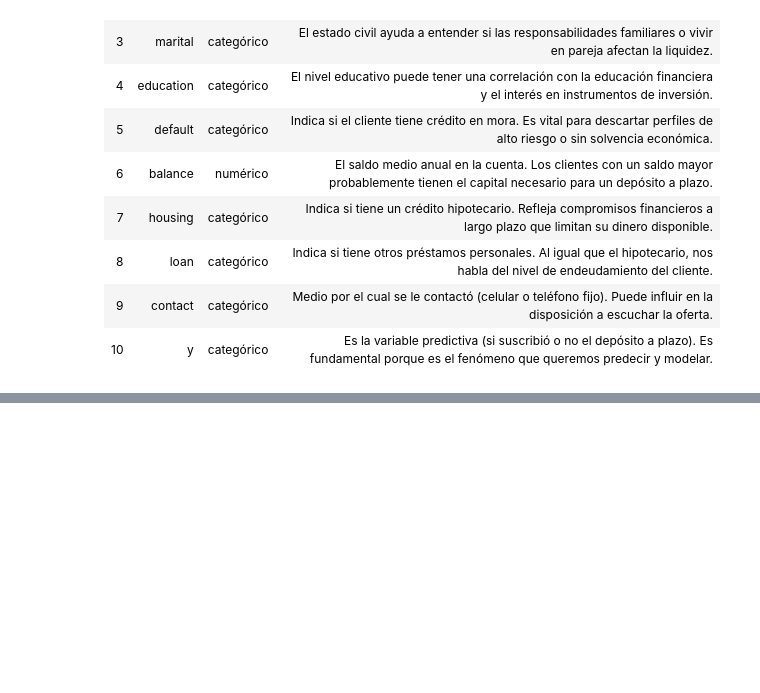
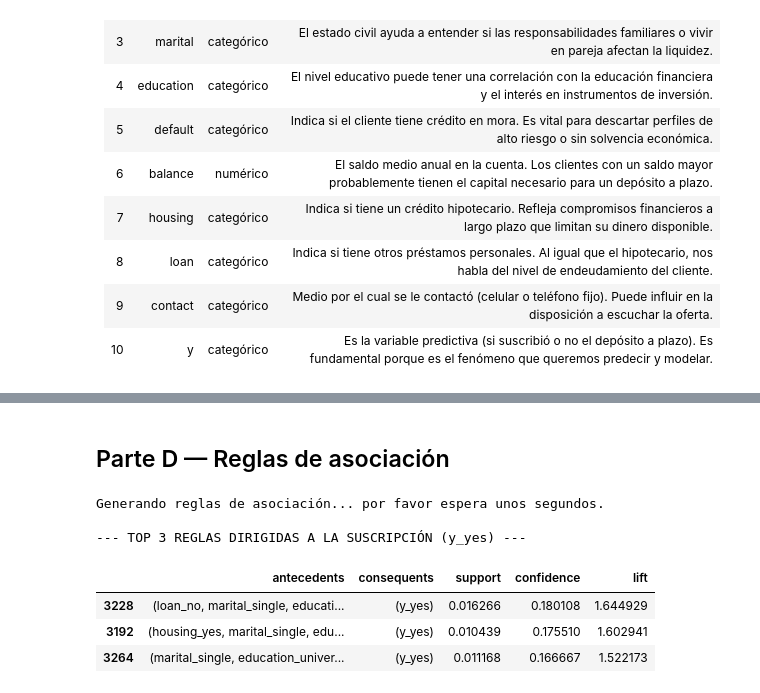
Before and after one commit to Bass-f/Evaluaci-nU1_Fern-ndez_Basti-n, a Jupyter notebook: EvaluaciónU1_Fernández_Bastián.ipynb, the cells around one changed output, grey strips where cells are left out. Drawn from its saved outputs; the diff is of its cells as text; code cells hidden in the pictures; blank space fills up the shorter version.

Commit message:
Se creó con Colab

```diff
--- a/EvaluaciónU1_Fernández_Bastián.ipynb
+++ b/EvaluaciónU1_Fernández_Bastián.ipynb
@@ -53,0 +155,34 @@ Licencia: Creative Commons Attribution 4.0 International
+# %% [markdown]
+## Parte D — Reglas de asociación
+# %%
+import pandas as pd
+import warnings
+from mlxtend.frequent_patterns import apriori, association_rules
+
+# Ocultar advertencias internas de Colab
+warnings.filterwarnings("ignore")
+
+cols_reglas = ['job', 'marital', 'education', 'housing', 'loan', 'age_group', 'y']
+df_asociacion = df_prep[cols_reglas]
+
+df_dummies = pd.get_dummies(df_asociacion).astype(bool)
+
+print("Generando reglas de asociación... por favor espera unos segundos.\n")
+
+freq_final = apriori(df_dummies, min_support=0.01, use_colnames=True)
+reglas = association_rules(freq_final, metric="lift", min_threshold=1.2)
+
+reglas_y_yes = reglas[reglas['consequents'] == frozenset({'y_yes'})]
+
+reglas_y_yes = reglas_y_yes.sort_values(by='lift', ascending=False)
+
+print("--- TOP 3 REGLAS DIRIGIDAS A LA SUSCRIPCIÓN (y_yes) ---")
+display(reglas_y_yes[['antecedents', 'consequents', 'support', 'confidence', 'lift']].head(3))
+# %% [output]
+Generando reglas de asociación... por favor espera unos segundos.
+
+--- TOP 3 REGLAS DIRIGIDAS A LA SUSCRIPCIÓN (y_yes) ---
+|  | antecedents | consequents | support | confidence | lift |
+| 3228 | (loan_no, marital_single, educati... | (y_yes) | 0.016266 | 0.180108 | 1.644929 |
+| 3192 | (housing_yes, marital_single, edu... | (y_yes) | 0.010439 | 0.175510 | 1.602941 |
+| 3264 | (marital_single, education_univer... | (y_yes) | 0.011168 | 0.166667 | 1.522173 |
```
Also changed, not shown: parts of 15 cells of this notebook.
